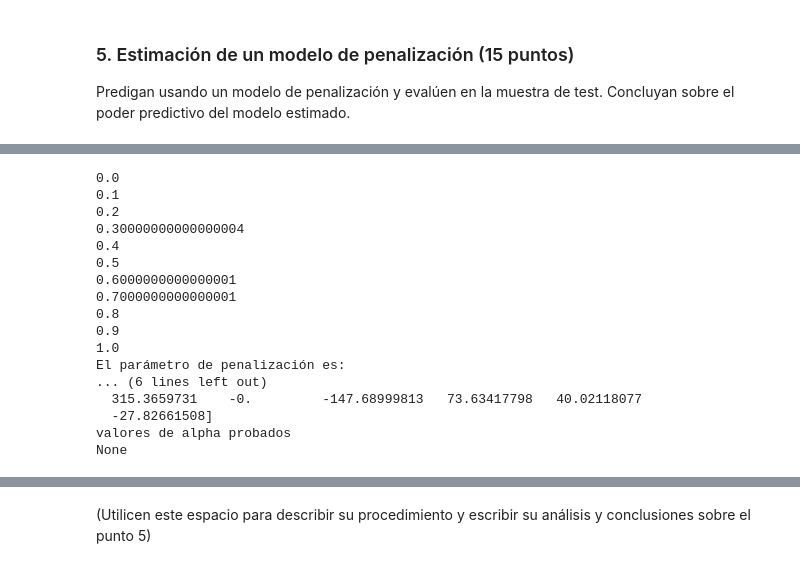
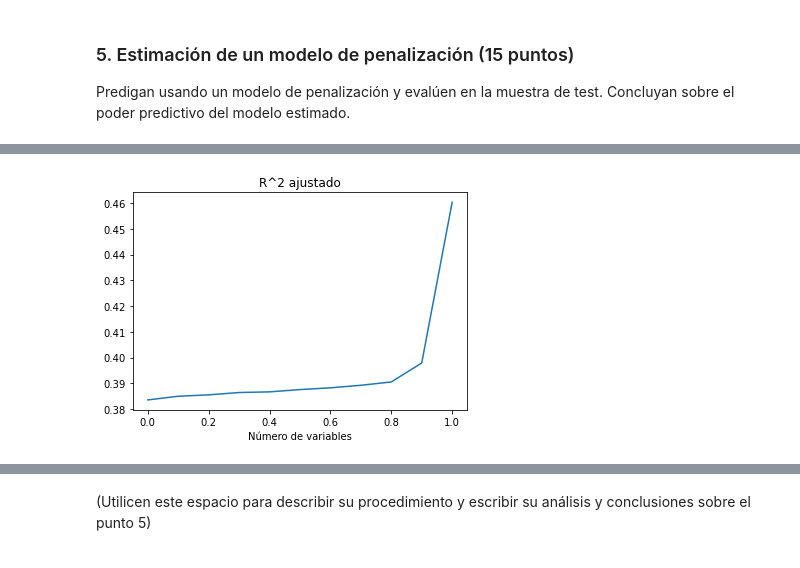
Before and after one commit to paulguz261/MIAD_20231_intro_machine_learning_grupal, a Jupyter notebook: week2/Caso modelos lineales para regresión, muestreo y selección del mejor modelo.ipynb, the cells around one changed output, grey strips where cells are left out. Drawn from its saved outputs; the diff is of its cells as text; code cells hidden in the pictures.

Commit message:
segunda ejecucion total

```diff
--- a/week2/Caso modelos lineales para regresión, muestreo y selección del mejor modelo.ipynb
+++ b/week2/Caso modelos lineales para regresión, muestreo y selección del mejor modelo.ipynb
@@ -267,15 +267,15 @@ mse_components = []
 for i in np.arange(1,p):
 
     ZTrain_total=np.matmul(XTrain_escalado,A)
-    ZTrain = ZTrain_total[:,range(i)]
+    ZTrain_i = ZTrain_total[:,range(i)]
 
     regPCA = LinearRegression()
-    regPCA.fit(ZTrain, yTrain)
+    regPCA.fit(ZTrain_i, yTrain)
 
     ZTotalTest=np.matmul(XTest_escalado,A)
-    ZTest = ZTotalTest[:,range(i)]
+    ZTest_i = ZTotalTest[:,range(i)]
 
-    yTest_PCA=regPCA.predict(ZTest)
+    yTest_PCA=regPCA.predict(ZTest_i)
     MSEPCA=np.average(np.square(yTest_PCA-yTest))
     mse_components.append(MSEPCA)
 
@@ -505,13 +507,13 @@ Predigan usando un modelo de penalización y evalúen en la muestra de test. Con
 #### Utilicen este espacio para escribir los códigos del procedimiento del punto 5 ####
 
 n_alphas = 200
-alphasCalibrar = np.logspace(-1, 4, n_alphas)
+alphasCalibrar = np.logspace(-10, 2, n_alphas)
 # l1 es Lasso
 l1_ratio = 1
 
-" barrido en L1 "
+ZTotalTrain=np.matmul(XTrain_escalado,A)
 
-modeloElastic = ElasticNetCV(n_alphas = n_alphas, cv=5, random_state=0, l1_ratio=l1_ratio).fit(XTrain_escalado,yTrain)
+modeloElastic = ElasticNetCV(alphas = alphasCalibrar, cv=5, random_state=0, l1_ratio=l1_ratio).fit(XTrain_escalado,yTrain)
 
 print('El parámetro de penalización es:')
 print(modeloElastic.alpha_)
@@ -539,40 +547,33 @@ None
 step = 0.1
 arr_l1_ratio = np.arange(0,1+step,step)
 
+r2 = []
+
 for l1 in arr_l1_ratio:
 
     n_alphas = 200
-    alphasCalibrar = np.logspace(-1, 4, n_alphas)
+    alphasCalibrar = np.logspace(0, 4, n_alphas)
     # l1 es Lasso
 
-    modeloElastic = ElasticNetCV(n_alphas = n_alphas, cv=5, random_state=0, l1_ratio=l1).fit(XTrain_escalado,yTrain)
+    modeloElastic = ElasticNetCV(alphas = alphasCalibrar, cv=5, random_state=0, l1_ratio=l1).fit(XTrain_escalado,yTrain)
 
-    print('El parámetro de penalización es:')
-    print(modeloElastic.alpha_)
-    print('El valor del R^2 es:')
-    print(modeloElastic.score(XTrain_escalado, yTrain))
-    print('Los coeficientes estimados son:')
-    print(modeloElastic.coef_)
-    print("valores de alpha probados")
-    print(modeloElastic.alphas)
+    # print('El parámetro de penalización es:')
+    # print(modeloElastic.alpha_)
+    # print('El valor del R^2 es:')
+    r2MENi = modeloElastic.score(XTrain_escalado, yTrain)
+    r2.append(r2MENi)
+    # print(r2MENi)
+    # print('Los coeficientes estimados son:')
+    # print(modeloElastic.coef_)
+    # print("valores de alpha probados")
+    # print(modeloElastic.alphas)
-# %% [output]
-0.0
-0.1
-0.2
-0.30000000000000004
-0.4
-0.5
-0.6000000000000001
-0.7000000000000001
-0.8
-0.9
-1.0
-El parámetro de penalización es:
-... (6 lines left out)
-  315.3659731    -0.         -147.68999813   73.63417798   40.02118077
-  -27.82661508]
-valores de alpha probados
-None
+# %%
+plt.plot(arr_l1_ratio,r2)
+plt.xlabel('Número de variables')
+plt.title('R^2 ajustado')
+plt.show()
+# %% [output]
+[figure, added]
 # %%
 coefs = []
 for a in alphasCalibrar:
```
Also changed, not shown: parts of 7 cells of this notebook.
